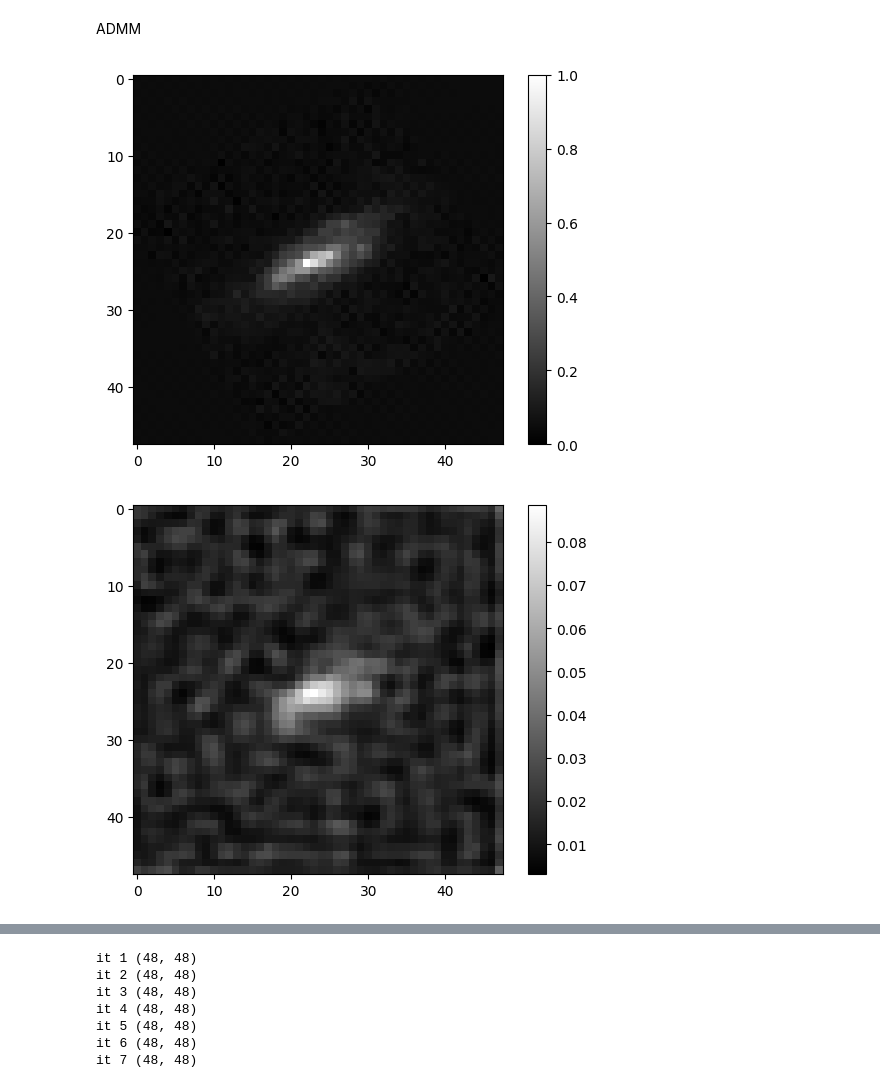
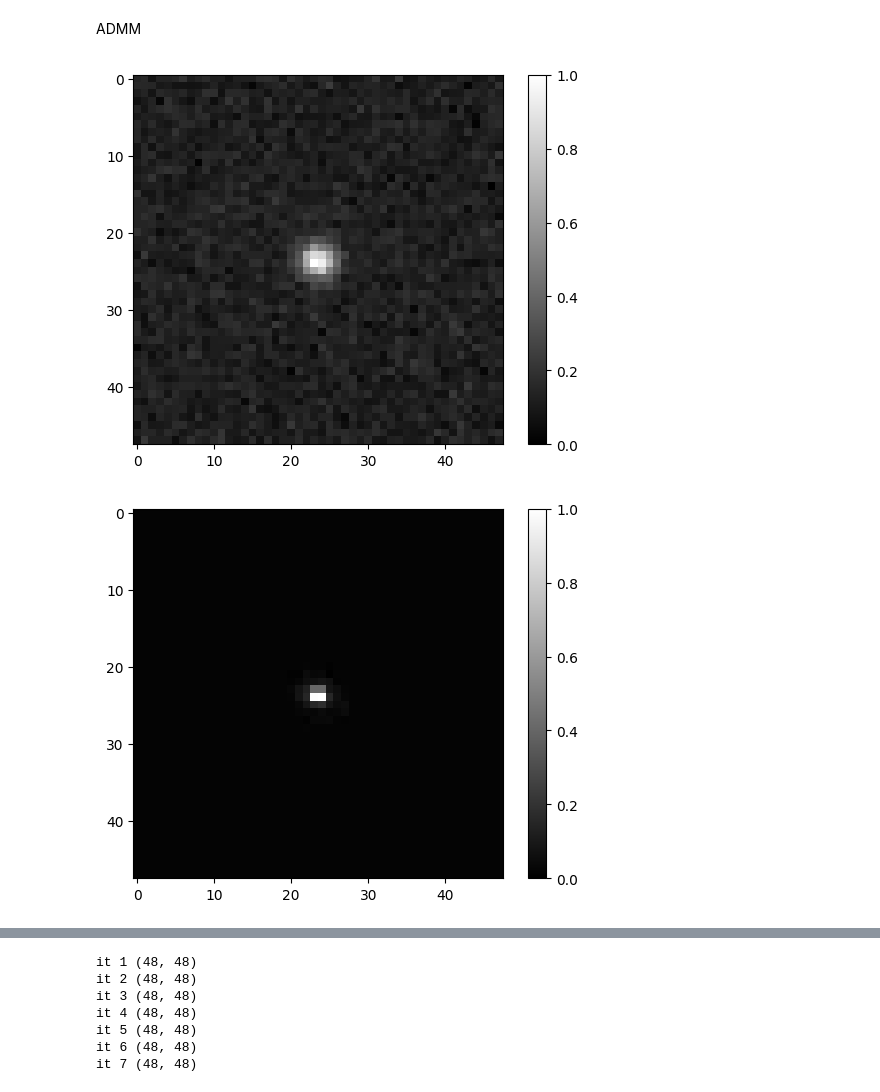
Before and after one commit to hugobbi/galaxy-deconvolution, a Jupyter notebook: src/nn_deconvolution.ipynb, the cells around one changed output, grey strips where cells are left out. Drawn from its saved outputs; the diff is of its cells as text; code cells hidden in the pictures.

```diff
--- a/src/nn_deconvolution.ipynb
+++ b/src/nn_deconvolution.ipynb
@@ -93,7 +93,7 @@ def cvt_tensor_list(list_arrays):
 # %% [markdown]
 Processing and spliting denoising data
 # %%
-image_file_path = 'outputs/output_denoising_snr100.fits'
+image_file_path = 'outputs/output_denoising_snr40_10k.fits'
 img_head, img_data = read_header_and_data(image_file_path, 0)
 
 #img_data = np.random.permutation(img_data)
@@ -125 +125,14 @@ show_image(test_y[idx])
 [figure]
+# %%
+denoiser_100 = load_model('models/resunet_100snr_mse_5_50.keras')
+denoiser_40 = load_model('models/resunet_40snr.keras')
+denoiser_multi = load_model('models/resunet_mul_snr.keras')
+denoiser_tiny = load_model('models/resunet_tiny_snr.keras')
+
+img = train_x[0]
+img = np.reshape(img, (1, 48, 48, 1))
+img = np.reshape(denoiser_40.predict(img), (48, 48, 1))
+
+show_image(train_x[0])
+show_image(train_y[0])
+show_image(img)
@@ -406,34 +424,35 @@ def unrolled_PNP_ADMM(y, h, n, denoiser):
         X1_tilde = fft2(x1_tilde)
         rho_ratio = rho2 / rho1
         x.append(K.abs(ifft2((X0_tilde + rho_ratio * Ht_conj * X1_tilde) / tf.cast((1 + rho_ratio * H_abs_sqr), dtype=tf.complex64))))
 
         # Update Lagrangian multipliers
         u1 = u1 + x[k] - z
         u2 = u2 + K.abs(ifft2(H * fft2(x[k]))) - v
 
     output = tf.reshape(x[-1], (width, height, 1)) * alpha
     #output_denoise = tf.reshape(final_denoiser(output_denoise), (width, height, 1))
 
     return output
 
 # Assuming img_train_x, psf_train_x, and img_train_y are Keras tensors
-idx = 0
+idx = 256
 img = img_train_x[idx]
 psf = psf_train_x[idx]
 img_gt = img_train_y[idx]
 denoiser_100 = load_model('models/resunet_100snr_mse_5_50.keras')
 denoiser_40 = load_model('models/resunet_40snr.keras')
 denoiser_multi = load_model('models/resunet_mul_snr.keras')
 denoiser_tiny = load_model('models/resunet_tiny_snr.keras')
 
 restored = unrolled_PNP_ADMM(tf.convert_to_tensor(img), tf.convert_to_tensor(psf), n=1000, denoiser=denoiser_100)
 
 #restored = normalize(restored)
 #restored = tf.reshape(restored, (1, 48, 48, 1))
 #restored = tf.reshape(denoiser_100(restored), (48, 48))
 
-show_image(K.eval(img_gt))
+show_image(img)
+show_image(img_gt)
 show_image(K.eval(restored))
 # %% [output]
-[figure, old version]
+[figure, new version]
-[figure, old version]
+[figure, new version]
```
Also changed, not shown: parts of 7 cells of this notebook, 13 other files.
